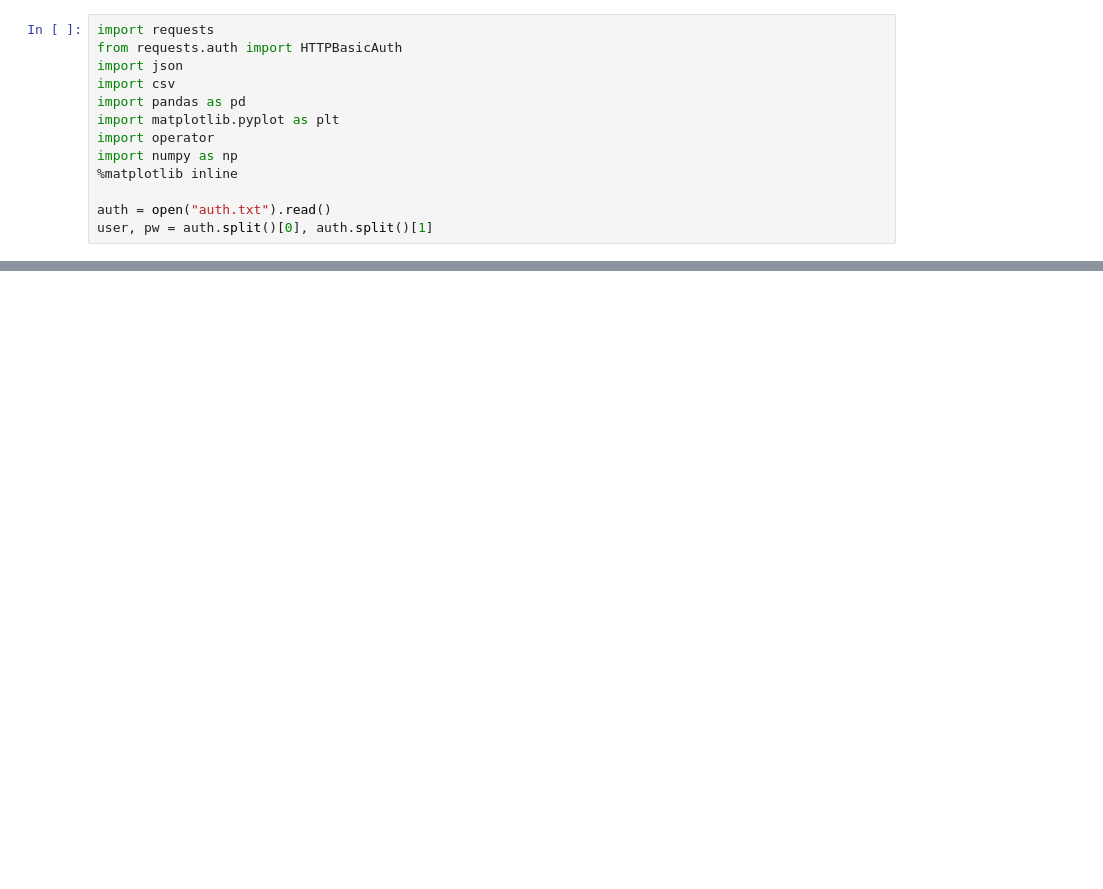
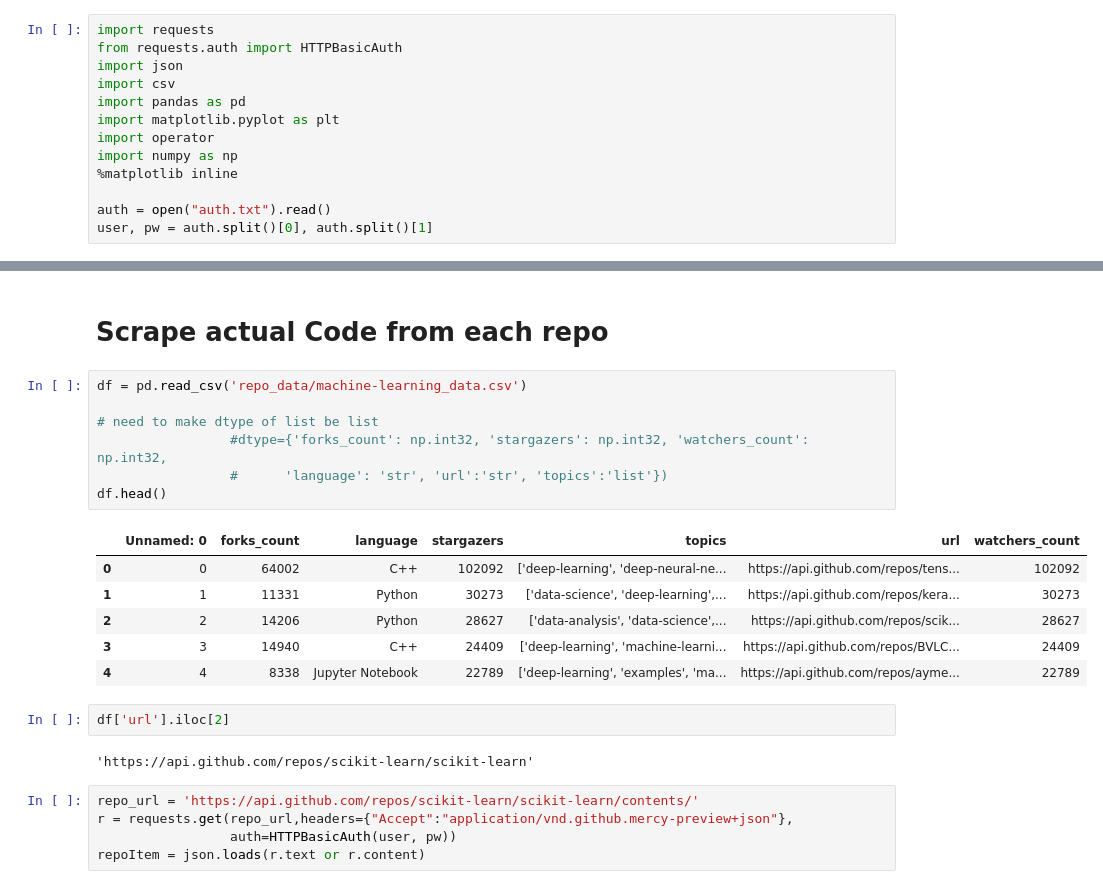
Before and after one commit to silburt/git-screened, a Jupyter notebook: Scrape Github.ipynb, the cells around one changed output, grey strips where cells are left out. Drawn from its saved outputs; the diff is of its cells as text; blank space fills up the shorter version.

```diff
--- a/Scrape Github.ipynb
+++ b/Scrape Github.ipynb
@@ -208,0 +98,25 @@ ModuleNotFoundError: No module named 'github_token'
+# %% [markdown]
+# Scrape actual Code from each repo
+# %%
+df = pd.read_csv('repo_data/machine-learning_data.csv')
+
+# need to make dtype of list be list
+                 #dtype={'forks_count': np.int32, 'stargazers': np.int32, 'watchers_count': np.int32,
+                 #      'language': 'str', 'url':'str', 'topics':'list'})
+df.head()
+# %% [output]
+|  | Unnamed: 0 | forks_count | language | stargazers | topics | url | watchers_count |
+| 0 | 0 | 64002 | C++ | 102092 | ['deep-learning', 'deep-neural-ne... | https://api.github.com/repos/tens... | 102092 |
+| 1 | 1 | 11331 | Python | 30273 | ['data-science', 'deep-learning',... | https://api.github.com/repos/kera... | 30273 |
+| 2 | 2 | 14206 | Python | 28627 | ['data-analysis', 'data-science',... | https://api.github.com/repos/scik... | 28627 |
+| 3 | 3 | 14940 | C++ | 24409 | ['deep-learning', 'machine-learni... | https://api.github.com/repos/BVLC... | 24409 |
+| 4 | 4 | 8338 | Jupyter Notebook | 22789 | ['deep-learning', 'examples', 'ma... | https://api.github.com/repos/ayme... | 22789 |
+# %%
+df['url'].iloc[2]
+# %% [output]
+'https://api.github.com/repos/scikit-learn/scikit-learn'
+# %%
+repo_url = 'https://api.github.com/repos/scikit-learn/scikit-learn/contents/'
+r = requests.get(repo_url,headers={"Accept":"application/vnd.github.mercy-preview+json"},
+                 auth=HTTPBasicAuth(user, pw))
+repoItem = json.loads(r.text or r.content)
```
Also changed, not shown: parts of 39 cells of this notebook, 7 other files.
